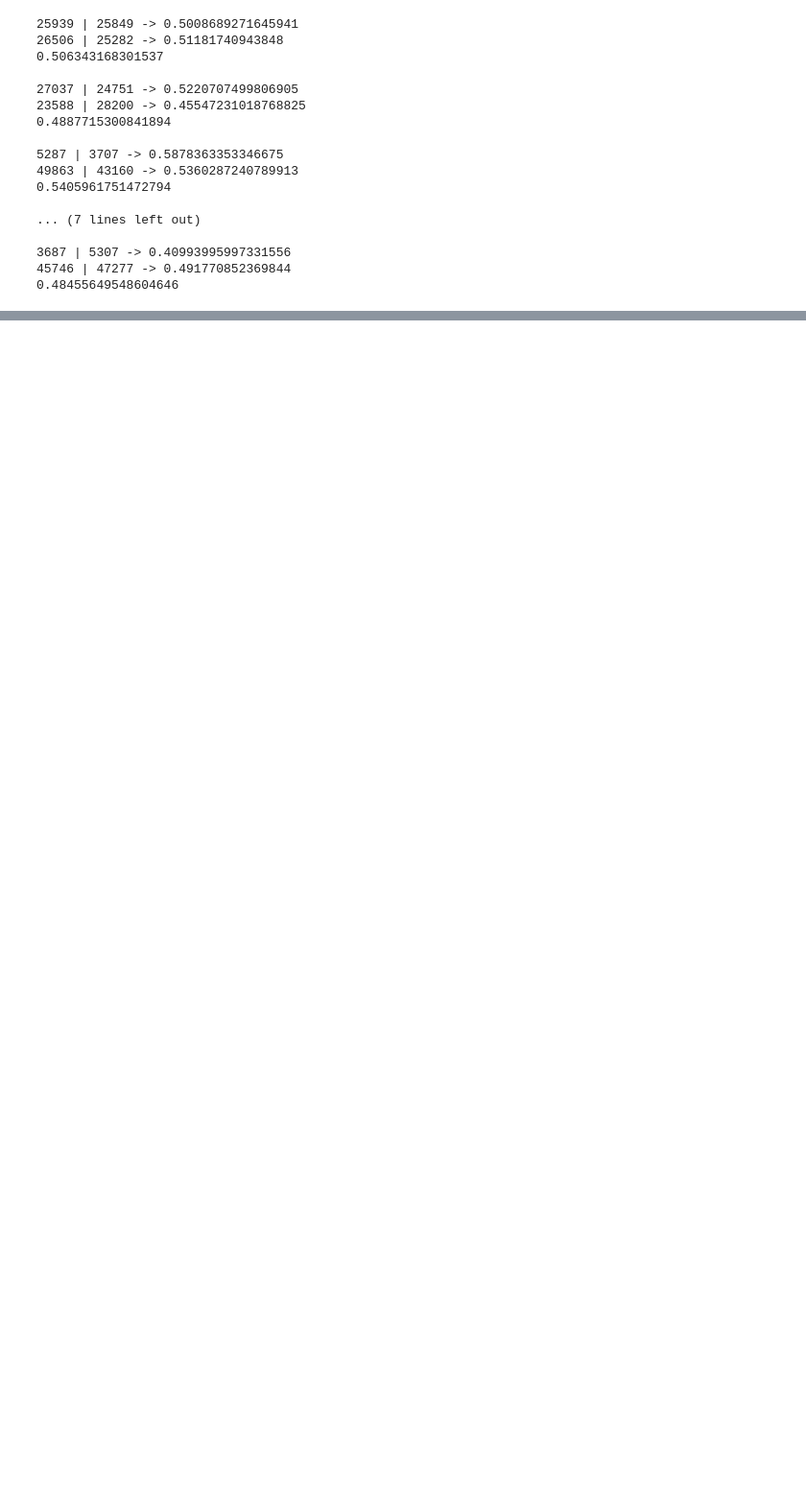
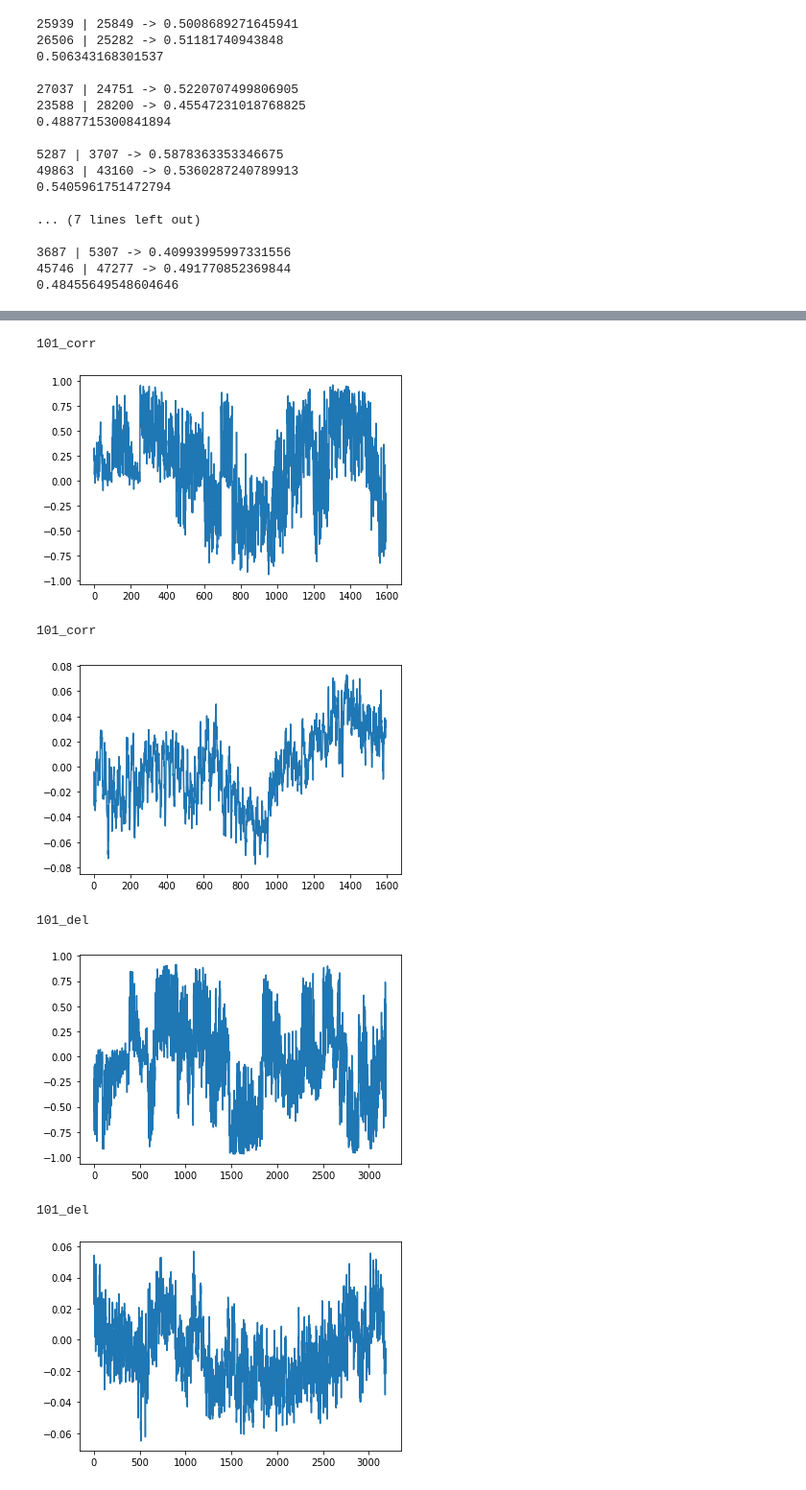
Before and after one commit to providentiasam/learner-performance-prediction, a Jupyter notebook: results/bt_perturbation_analysis.ipynb, the cells around one changed output, grey strips where cells are left out. Shown at 96% size. Saved outputs shown, nothing was run; the diff lists cells and outputs as text; code cells hidden in the pictures; blank space fills up the shorter version.

```diff
--- a/results/bt_perturbation_analysis.ipynb
+++ b/results/bt_perturbation_analysis.ipynb
@@ -70,0 +79,34 @@ test pass probability (threshold=0.0)
+# %%
+all_results = []
+for df in result_list:
+    user_group_df = df.groupby(['user_id'])
+    new_df_list = []
+    sample = True
+    for name, group in user_group_df:
+        start_idx = group.iloc[0]['orig_idx']
+        group.loc[:, 'new_idx'] = group['orig_idx'] - start_idx
+        if sample:
+            corr_df = group.loc[df['is_perturbed'] == 1]
+            incorr_df = group.loc[df['is_perturbed'] == -1]
+            sample_corr = (corr_df['model_pred'] - corr_df['orig_prob']).values.tolist()
+            sample_incorr = (incorr_df['model_pred'] - incorr_df['orig_prob']).values.tolist()
+            print(name)
+            if sample_corr:
+                plt.plot(sample_corr)
+                plt.show()
+            if sample_incorr:
+                plt.plot(sample_incorr)
+                plt.show()
+            sample = False
+        new_df_list.append(group)
+    new_df = pd.concat(new_df_list, axis=0).reset_index(drop=True)
+    all_results.append(new_df)
+# %% [output]
+101_corr
+[figure, added]
+101_corr
+[figure, added]
+101_del
+[figure, added]
+101_del
+[figure, added]
```
Also changed, not shown: parts of 9 cells of this notebook.
